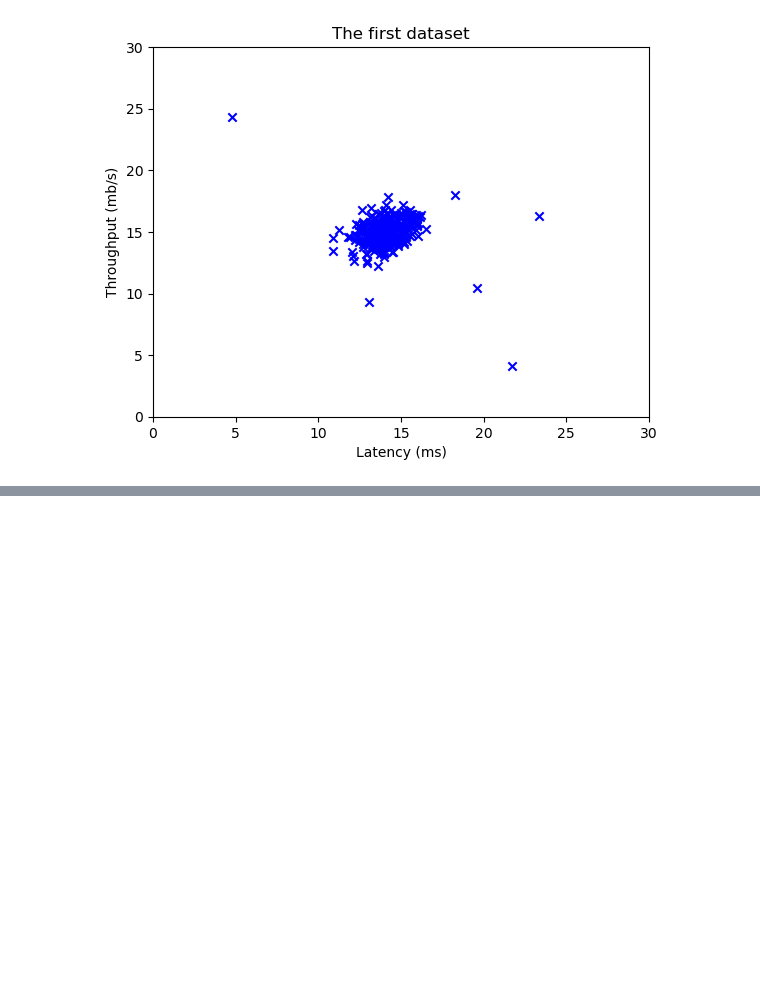
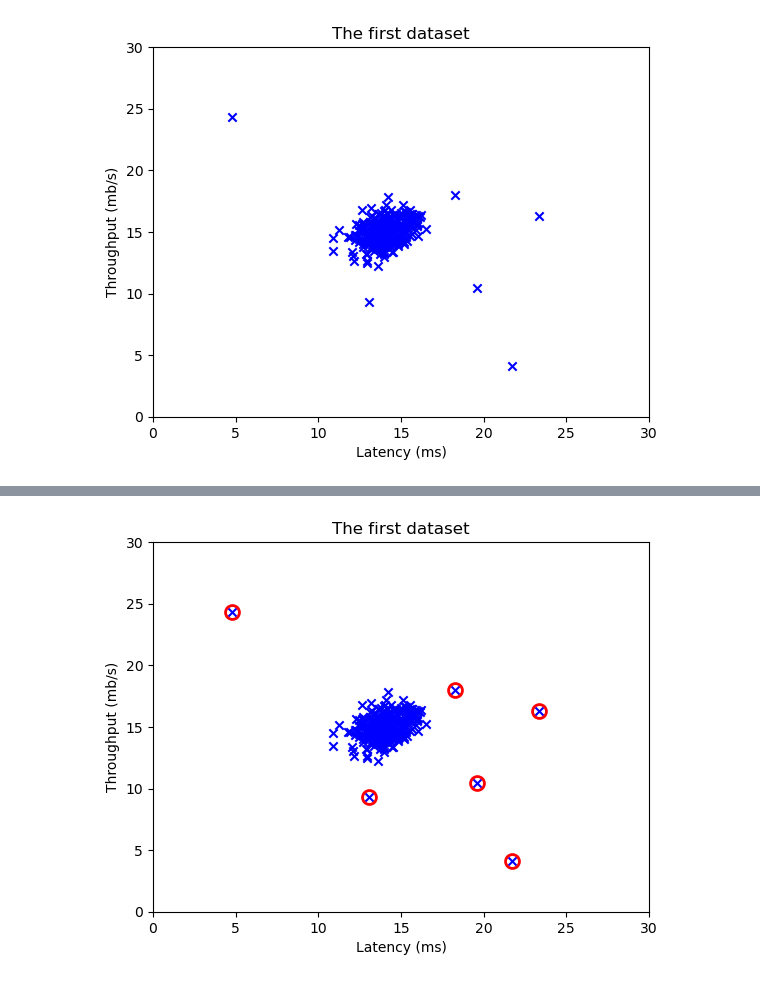
Before and after one commit to chengzwk/implement-unsupervisedML, a Jupyter notebook: W1_Anomaly_Detection.ipynb, the cells around one changed output, grey strips where cells are left out. Drawn from its saved outputs; the diff is of its cells as text; code cells hidden in the pictures; blank space fills up the shorter version.

```diff
--- a/W1_Anomaly_Detection.ipynb
+++ b/W1_Anomaly_Detection.ipynb
@@ -68,0 +134,6 @@ plt.show()
+# %%
+# Estimate mean and variance of each feature
+mu, var = estimate_gaussian(X_train)
+
+print("Mean of each feature:", mu)
+print("Variance of each feature:", var)
@@ -68,0 +155,4 @@ plt.show()
+# %%
+# Returns the density of the multivariate normal
+# at each data point (row) of X_train
+p = multivariate_gaussian(X_train, mu, var)
@@ -68,0 +210,6 @@ plt.show()
+# %%
+p_val = multivariate_gaussian(X_val, mu, var)
+epsilon, F1 = select_threshold(y_val, p_val)
+
+print('Best epsilon found using cross-validation: %e' % epsilon)
+print('Best F1 on Cross Validation Set: %f' % F1)
@@ -68,0 +234,22 @@ plt.show()
+# %%
+# Find the outliers in the training set
+outliers = p < epsilon
+
+# Visualize the fit
+plt.scatter(X_train[:, 0], X_train[:, 1], marker='x', c='b')
+
+# Set the title
+plt.title("The first dataset")
+# Set the y-axis label
+plt.ylabel('Throughput (mb/s)')
+# Set the x-axis label
+plt.xlabel('Latency (ms)')
+# Set axis range
+plt.axis([0, 30, 0, 30])
+
+# Draw a red circle around those outliers
+plt.plot(X_train[outliers, 0], X_train[outliers, 1], 'ro',
+         markersize= 10,markerfacecolor='none', markeredgewidth=2)
+plt.show()
+# %% [output]
+[figure, added]
```
Also changed, not shown: parts of 18 cells of this notebook.
